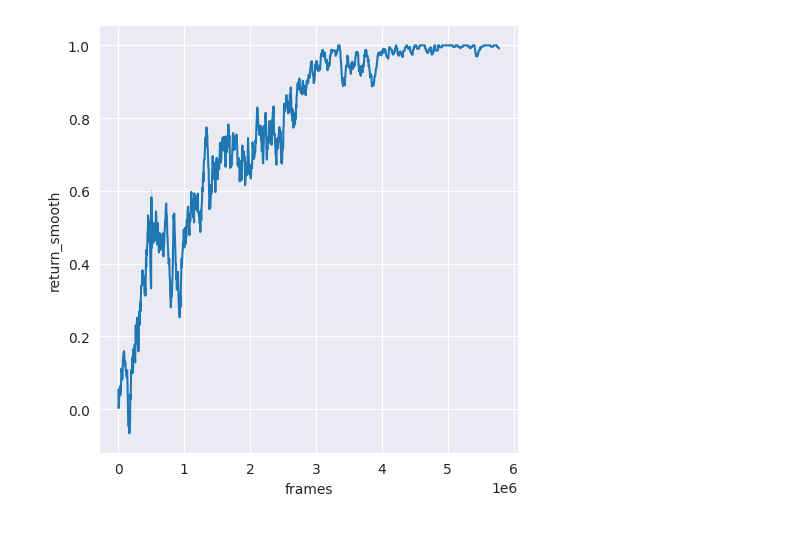
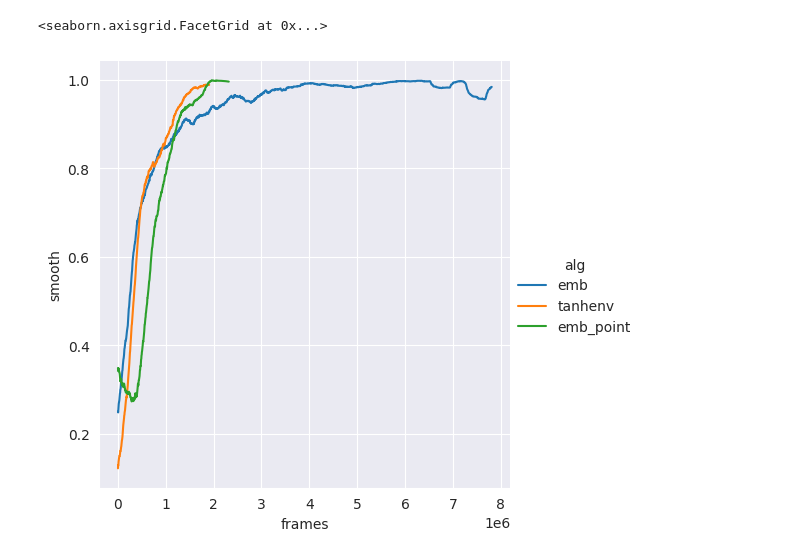
Before and after one commit to mattiagiuri/ltl_gnn, a Jupyter notebook: src/plot.ipynb, the cells around one changed output. Saved outputs shown, nothing was run; the diff lists cells and outputs as text; code cells hidden in the pictures.

```diff
--- a/src/plot.ipynb
+++ b/src/plot.ipynb
@@ -11,13 +14,17 @@ def smooth(row, radius):
     y = np.ones(radius)
     z = np.ones(len(row))
     return np.convolve(row, y, 'same') / np.convolve(z, y, 'same')
-# %%
-df = pd.read_csv('storage/RGCN_8x32_ROOT_SHARED_Until_1_2_1_1_PointLtl2-v0_seed:1_epochs:10_bs:2048_fpp:4096_dsc:0.998_lr:0.0003_ent:0.003_clip:0.2_prog:full/train/log.csv')
-df['return_smooth'] = smooth(df['return_mean'], 10)
-# %%
-mask = df['frames'] <= 500000
-df.loc[mask, 'return_smooth'] /= 2
+# %%
+def process_logs(experiment):
+    df = pd.read_csv(f'storage/{experiment}/train/log.csv')
+    df['alg'] = experiment
+    df['smooth'] = smooth(df['return_mean'], 100)
+    return df
+# %%
+df = pd.concat([process_logs(exp) for exp in ['emb', 'tanhenv', 'emb_point']])
+# df['return_smooth'] = smooth(df['return_mean'], 10)
 # %%
-p = sns.relplot(df, x='frames', y='return_smooth', kind='line', )
+sns.relplot(df, x='frames', y='smooth', kind='line', hue='alg')
 # %% [output]
+<seaborn.axisgrid.FacetGrid at 0x...>
-[figure, old version]
+[figure, new version]
```
Also changed, not shown: parts of 6 cells of this notebook, 3 other files.
